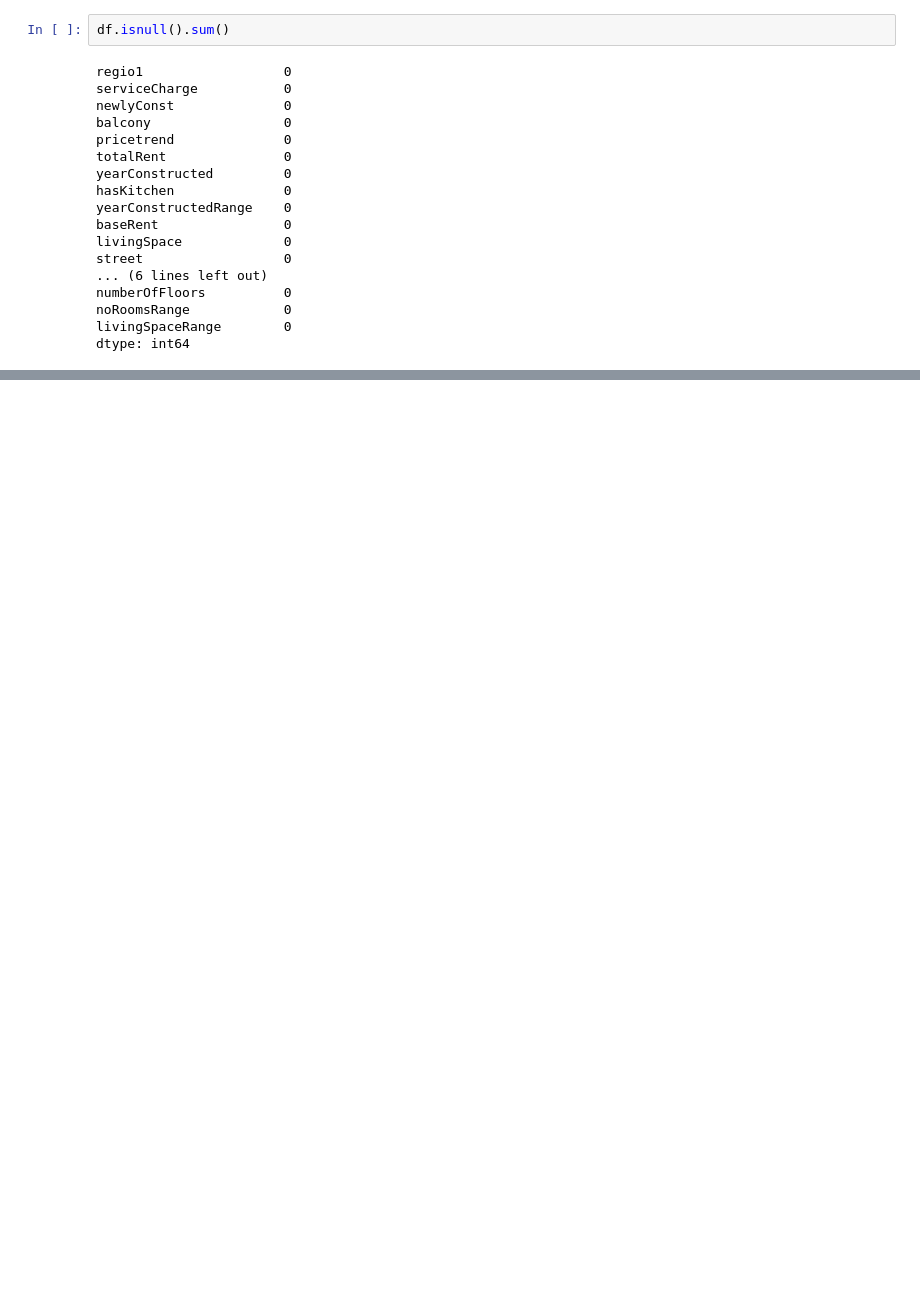
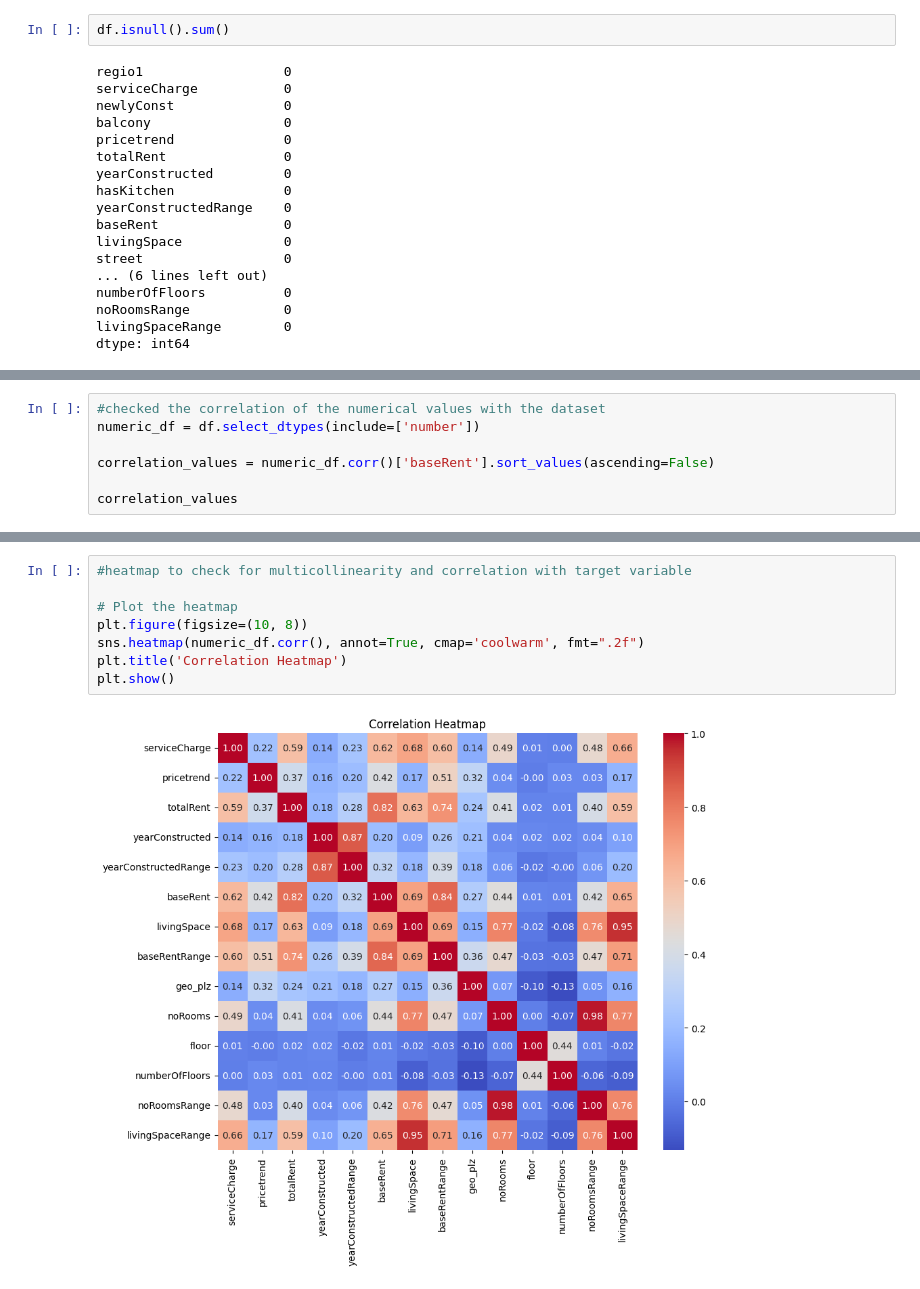
Before and after one commit to Jerin-T/rental_prediction_system, a Jupyter notebook: apartmentRentalPrediction.ipynb, the cells around one changed output, grey strips where cells are left out. Saved outputs shown, nothing was run; the diff lists cells and outputs as text; blank space fills up the shorter version.

```diff
--- a/apartmentRentalPrediction.ipynb
+++ b/apartmentRentalPrediction.ipynb
@@ -469,0 +469,7 @@ sns.heatmap(df.corr(),annot=True,cmap='coolwarm')
+# %%
+#checked the correlation of the numerical values with the dataset
+numeric_df = df.select_dtypes(include=['number'])
+
+correlation_values = numeric_df.corr()['baseRent'].sort_values(ascending=False)
+
+correlation_values
@@ -470 +492,11 @@ sns.heatmap(df.corr(),annot=True,cmap='coolwarm')
+# %%
+#heatmap to check for multicollinearity and correlation with target variable
+
+# Plot the heatmap
+plt.figure(figsize=(10, 8))
+sns.heatmap(numeric_df.corr(), annot=True, cmap='coolwarm', fmt=".2f")
+plt.title('Correlation Heatmap')
+plt.show()
+# %% [output]
+[figure, added]
 # %%
```
Also changed, not shown: parts of 100 cells of this notebook, 1 other file.
